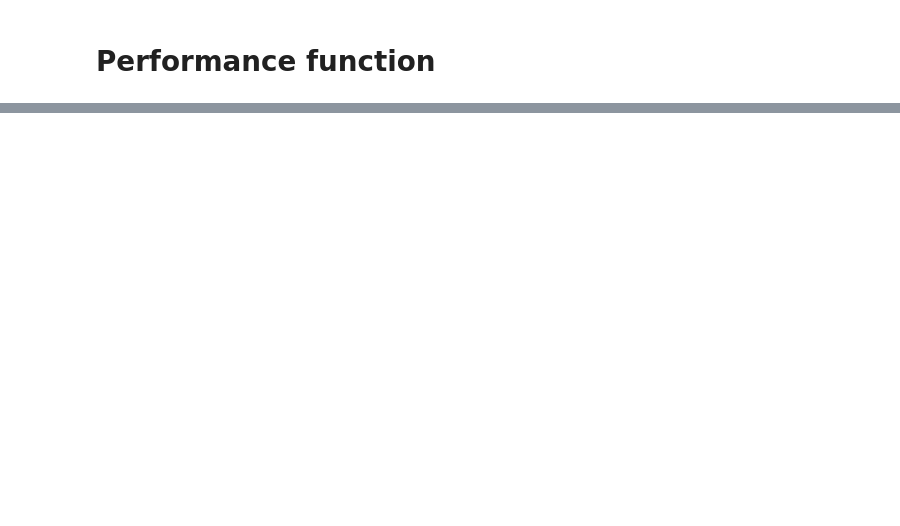
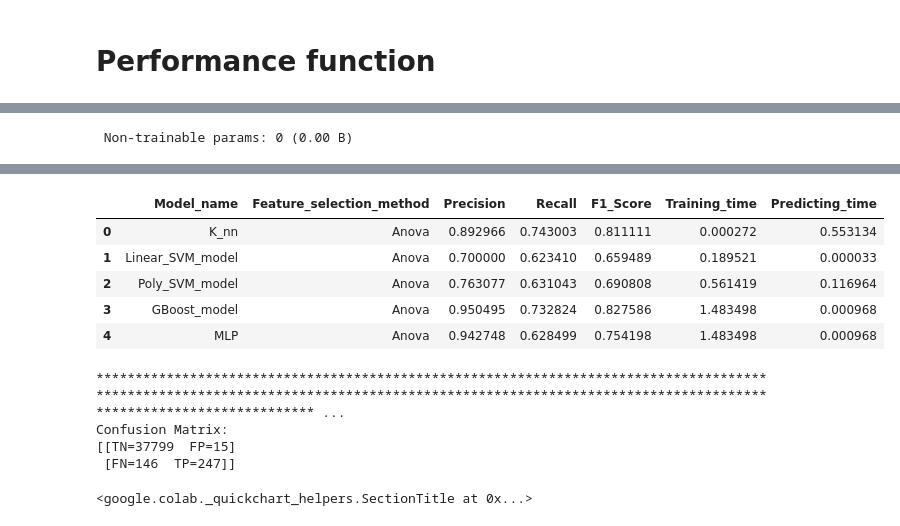
Before and after one commit to Mohammad-Amirifard/Intrusion_Detection, a Jupyter notebook: Intrusion_Detection_methods.ipynb, the cells around one changed output, grey strips where cells are left out. Saved outputs shown, nothing was run; the diff lists cells and outputs as text; code cells hidden in the pictures; blank space fills up the shorter version.

```diff
--- a/Intrusion_Detection_methods.ipynb
+++ b/Intrusion_Detection_methods.ipynb
@@ -888,0 +1046,68 @@ Confusion Matrix:
+# %%
+import tensorflow as tf
+from tensorflow import keras
+from keras import layers
+from tensorflow.keras.utils import plot_model
+
+# Step0) Hyperparameters
+
+no_neurons_1 = 64
+no_neurons_2 = 128
+no_neurons_3 = 128
+dropout_rate = 0.2
+epoch = 10
+batch_size = 32
+learning_rate = 0.0001
+activation ='relu'
+
+# Step1) Choose another set of features
+best_feature_list = best_feature_list_from_Anova
+print('This result is for best feature list obtained from Anova method:')
+print('-'*100)
+
+# Step2) Splitting
+X_train, x_test, y_train, y_test = spliting(df= Friday_Morning_pcap_df, best_feature_list= best_feature_list)
+
+# Step3) Normalizing
+X_train_normalized, x_test_normalized = normalizing(X_train, x_test)
+
+# Step4) Define Model
+def mlp_model(X_train_normalized,no_neurons_1,no_neurons_2,activation,dropout_rate,learning_rate):
+
+  input_shape = X_train_normalized.shape[1]
+  input = keras.Input(shape=(input_shape,),name='Input')
+  first_layer = layers.Dense(units = no_neurons_1,activation=activation,name='1st_hidden_layer')(input)
+  dropout_layer_1 =  layers.Dropout(dropout_rate,name='dropout_layer_1')(first_layer)
+  second_layer = layers.Dense(units = no_neurons_2,activation=activation,name='2nd_hidden_layer')(dropout_layer_1)
+  dropout_layer_2 =  layers.Dropout(1.5* dropout_rate,name='dropout_layer_2')(second_layer)
+  third_layer = layers.Dense(units = no_neurons_3,activation=activation,name='3rd_hidden_layer')(dropout_layer_2)
+  output = layers.Dense(units = 1,activation='sigmoid',name='Output')(third_layer)
+
+  # Create model
+  model = keras.Model(inputs=input, outputs=output, name="mlp_model")
+  model.compile(
+    loss='binary_crossentropy',
+    optimizer=keras.optimizers.Adam(learning_rate=learning_rate),
+    metrics=['accuracy'])
+  model.summary()
+
+  return model
+
+# Step5) Call Model
+mlp_model = mlp_model(X_train_normalized,no_neurons_1,no_neurons_2,activation,dropout_rate,learning_rate)
+plot_model(mlp_model, to_file='mlp_model.png', show_shapes=True, show_layer_names=True,dpi=100)
+
+
+# Step6) Fit and Predict
+history = mlp_model.fit(X_train_normalized, y_train, batch_size=batch_size, epochs=epoch, validation_split=0.2)
+
+# Step7) Call Performance
+y_pred_proba = mlp_model.predict(x_test_normalized)
+y_pred = (y_pred_proba >= 0.5).astype(int)
+performance_table, confusion_matrix = perfomrance(model_name='MLP',Feature_selection_method='Anova',y_pred=y_pred, y_true=y_test, train_time=train_time,pred_time=pred_time)
+display(performance_table)
+print('*'*1000)
+print('Confusion Matrix:')
+print(f'[[TN={confusion_matrix[0][0]}  FP={confusion_matrix[0][1]}]')
+print(f' [FN={confusion_matrix[1][0]}  TP={confusion_matrix[1][1]}]]')
+# %% [output]
@@ -888,0 +1146 @@ Confusion Matrix:
+ Non-trainable params: 0 (0.00 B)
@@ -888,0 +1164,11 @@ Confusion Matrix:
+|  | Model_name | Feature_selection_method | Precision | Recall | F1_Score | Training_time | Predicting_time |
+| 0 | K_nn | Anova | 0.892966 | 0.743003 | 0.811111 | 0.000272 | 0.553134 |
+| 1 | Linear_SVM_model | Anova | 0.700000 | 0.623410 | 0.659489 | 0.189521 | 0.000033 |
+| 2 | Poly_SVM_model | Anova | 0.763077 | 0.631043 | 0.690808 | 0.561419 | 0.116964 |
+| 3 | GBoost_model | Anova | 0.950495 | 0.732824 | 0.827586 | 1.483498 | 0.000968 |
+| 4 | MLP | Anova | 0.942748 | 0.628499 | 0.754198 | 1.483498 | 0.000968 |
+******************************************************************************************************************************************************************************************************** ...
+Confusion Matrix:
+[[TN=37799  FP=15]
+ [FN=146  TP=247]]
+<google.colab._quickchart_helpers.SectionTitle at 0x...>
```
Also changed, not shown: parts of 54 cells of this notebook.
